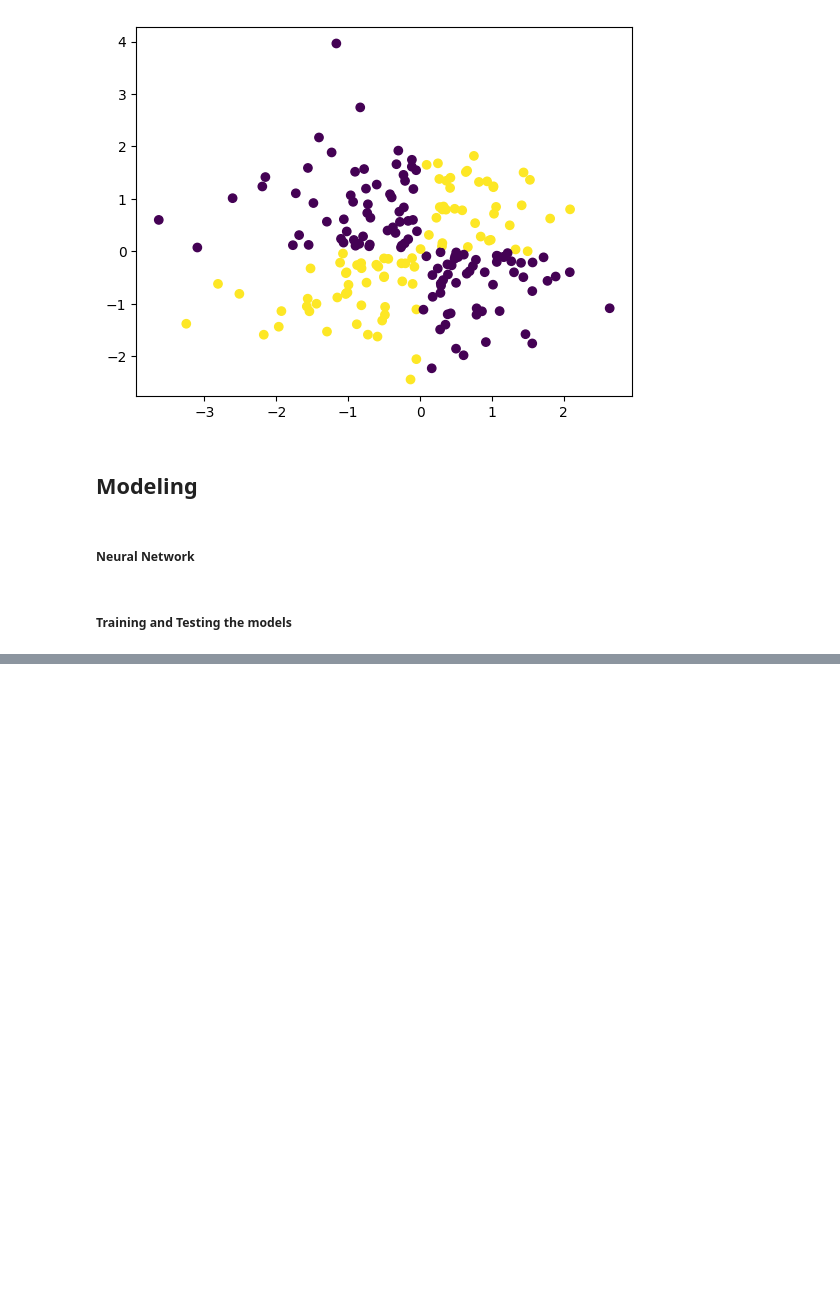
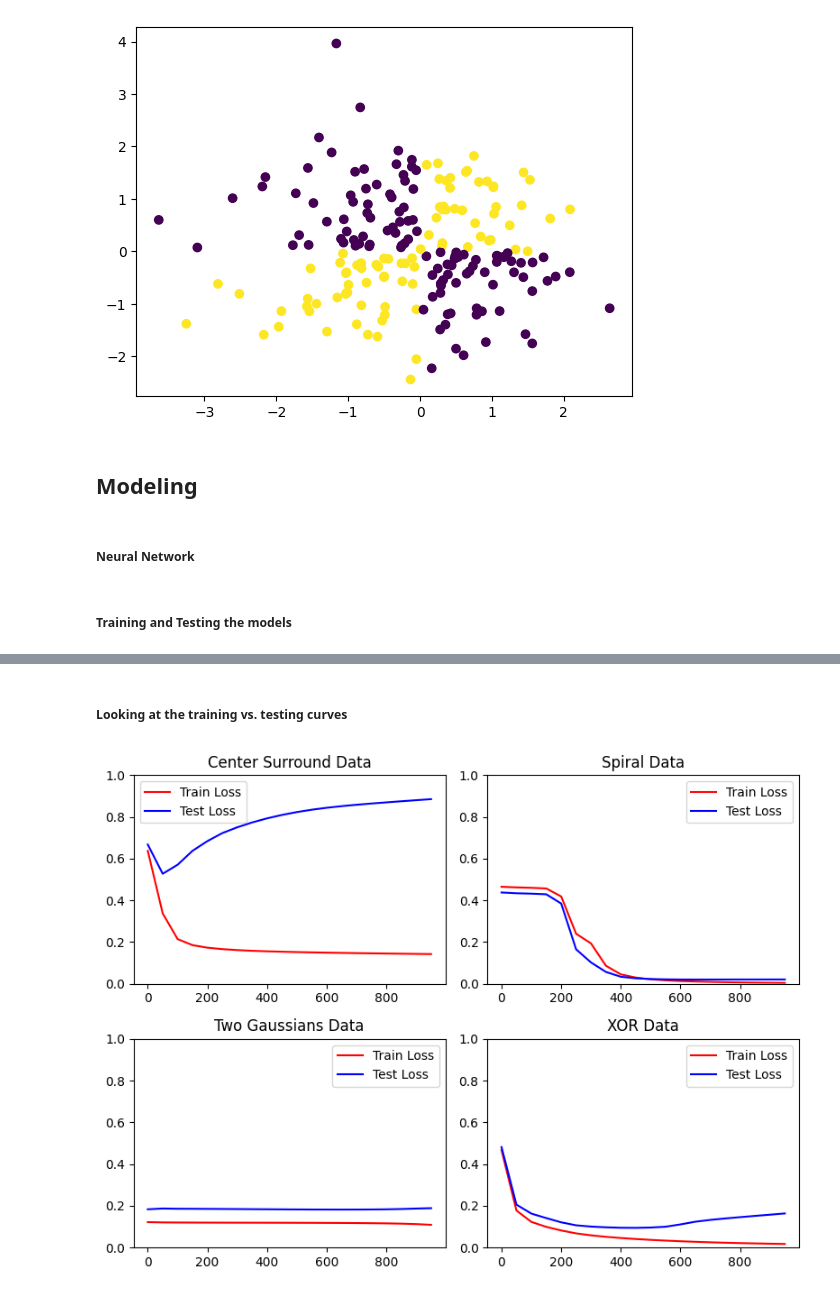
Before and after one commit to Pmcslarrow/hw_3_ml, a Jupyter notebook: problem_1.ipynb, the cells around one changed output, grey strips where cells are left out. Cells and saved outputs as stored; diff of their text form; code cells hidden in the pictures; blank space fills up the shorter version.

Commit message:
Added charts

```diff
--- a/problem_1.ipynb
+++ b/problem_1.ipynb
@@ -136,6 +136,9 @@ def train_model(X, y, test_X, test_y, hidden_nodes=8, learning_rate=0.03):
   optimizer = torch.optim.Adam(model.parameters(), lr=learning_rate)
 
   epochs = 1000
+  training_loss = []
+  testing_loss = []
+  validation_loss = []
   for epoch in range(epochs):
     optimizer.zero_grad()
     logits = model(X)
@@ -149,26 +152,31 @@ def train_model(X, y, test_X, test_y, hidden_nodes=8, learning_rate=0.03):
 
       if (epoch + 1) % 250 == 0:
         print(f"Epoch [{epoch + 1}/{epochs}]  |  Train Loss: {loss.item():.3f}  |  Test Loss: {test_loss.item():.3f}  ")
+
+      if (epoch + 1) % 50 == 0:
+        training_loss.append(loss.item())
+        testing_loss.append(test_loss.item())
+  return training_loss, testing_loss, validation_loss
 # %%
 print("Center Surround")
 print("------------------------------------")
-train_model(center_surround_train_X, center_surround_train_y, center_surround_test_X, center_surround_test_y)
+center_training_loss, center_testing_loss, center_validation_loss = train_model(center_surround_train_X, center_surround_train_y, center_surround_test_X, center_surround_test_y)
 print()
 
 
 print("Spiral Data")
 print("------------------------------------")
-train_model(spiral_train_X, spiral_train_y, spiral_test_X, spiral_test_y)
+spiral_training_loss, spiral_testing_loss, spiral_validation_loss = train_model(spiral_train_X, spiral_train_y, spiral_test_X, spiral_test_y)
 print()
 
 print("Two Gaussians Data")
 print("------------------------------------")
-train_model(two_gaussians_train_X, two_gaussians_train_y, two_gaussians_test_X, two_gaussians_test_y)
+gaussian_training_loss, gaussian_testing_loss, gaussian_validation_loss = train_model(two_gaussians_train_X, two_gaussians_train_y, two_gaussians_test_X, two_gaussians_test_y)
 print()
 
 print("XOR Data")
 print("------------------------------------")
-train_model(xor_train_X, xor_train_y, xor_test_X, xor_test_y)
+xor_training_loss, xor_testing_loss, xor_validation_loss = train_model(xor_train_X, xor_train_y, xor_test_X, xor_test_y)
 print()
 # %% [output]
 Center Surround
@@ -190,0 +199,34 @@ Epoch [1000/1000]  |  Train Loss: 0.052  |  Test Loss: 0.091
+# %% [markdown]
+##### Looking at the training vs. testing curves
+# %%
+x_axis = [i for i in range(0, 1000, 50)]
+fig, axs = plt.subplots(2, 2, figsize=(8, 6))
+
+axs[0, 0].plot(x_axis, center_training_loss, color="red", label="Train Loss")
+axs[0, 0].plot(x_axis, center_testing_loss, color="blue", label="Test Loss")
+axs[0, 0].set_title("Center Surround Data")
+axs[0, 0].set_ylim(0, 1)
+axs[0, 0].legend()
+
+axs[0, 1].plot(x_axis, spiral_training_loss, color="red", label="Train Loss")
+axs[0, 1].plot(x_axis, spiral_testing_loss, color="blue", label="Test Loss")
+axs[0, 1].set_title("Spiral Data")
+axs[0, 1].set_ylim(0, 1)
+axs[0, 1].legend()
+
+axs[1, 0].plot(x_axis, gaussian_training_loss, color="red", label="Train Loss")
+axs[1, 0].plot(x_axis, gaussian_testing_loss, color="blue", label="Test Loss")
+axs[1, 0].set_title("Two Gaussians Data")
+axs[1, 0].set_ylim(0, 1)
+axs[1, 0].legend()
+
+axs[1, 1].plot(x_axis, xor_training_loss, color="red", label="Train Loss")
+axs[1, 1].plot(x_axis, xor_testing_loss, color="blue", label="Test Loss")
+axs[1, 1].set_title("XOR Data")
+axs[1, 1].set_ylim(0, 1)
+axs[1, 1].legend()
+
+plt.tight_layout()
+plt.show()
+# %% [output]
+[figure, added]
```
Also changed, not shown: parts of 1 cell of this notebook.
